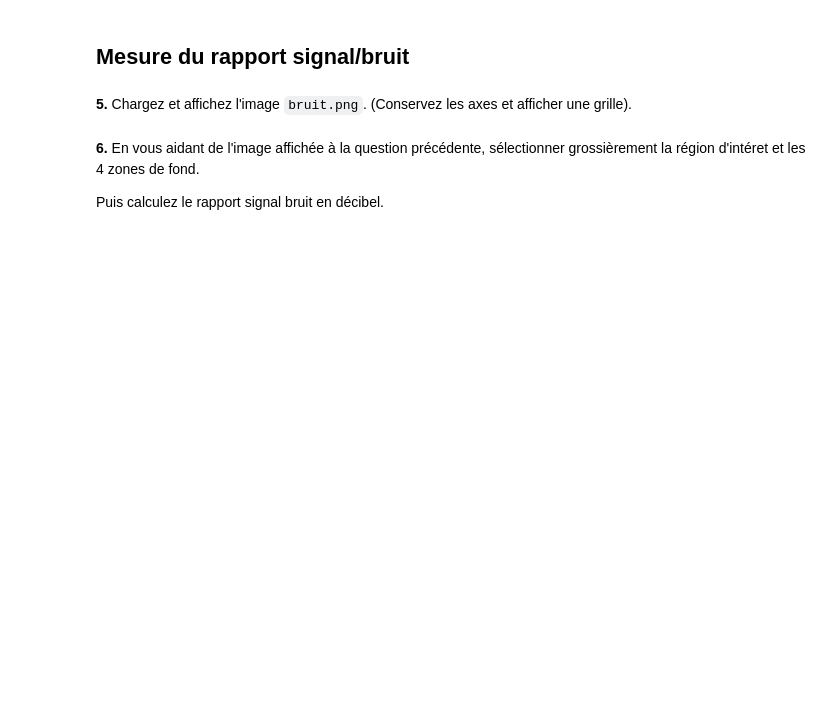
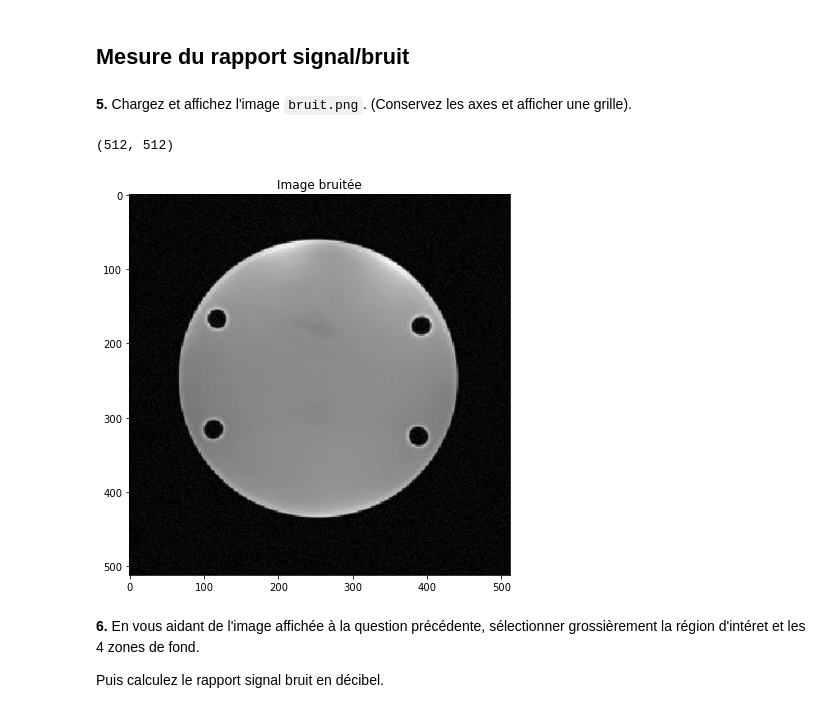
Before and after one commit to shuaisong9/Traitement_TP1, a Jupyter notebook: TP1/code/tp1_seance1.ipynb, the cells around one changed output. Drawn from its saved outputs; the diff is of its cells as text; code cells hidden in the pictures; blank space fills up the shorter version.

````diff
--- a/TP1/code/tp1_seance1.ipynb
+++ b/TP1/code/tp1_seance1.ipynb
@@ -335,6 +389,18 @@ bool
 ## Mesure du rapport signal/bruit
 # %% [markdown]
 **5.** Chargez et affichez l'image ```bruit.png```. (Conservez les axes et afficher une grille).
+# %%
+imgBruit = imread('bruit.png')
+
+imshow(imgBruit, cmap='gray')
+plt.axis('on') # Désactive les axes gradués
+plt.title("Image bruitée")
+#plt.show()
+
+print(imgBruit.shape)
+# %% [output]
+(512, 512)
+[figure, added]
 # %% [markdown]
 **6.** En vous aidant de l'image affichée à la question précédente, sélectionner grossièrement la région d'intéret et les 4 zones de fond.
 
````
Also changed, not shown: parts of 17 cells of this notebook.
